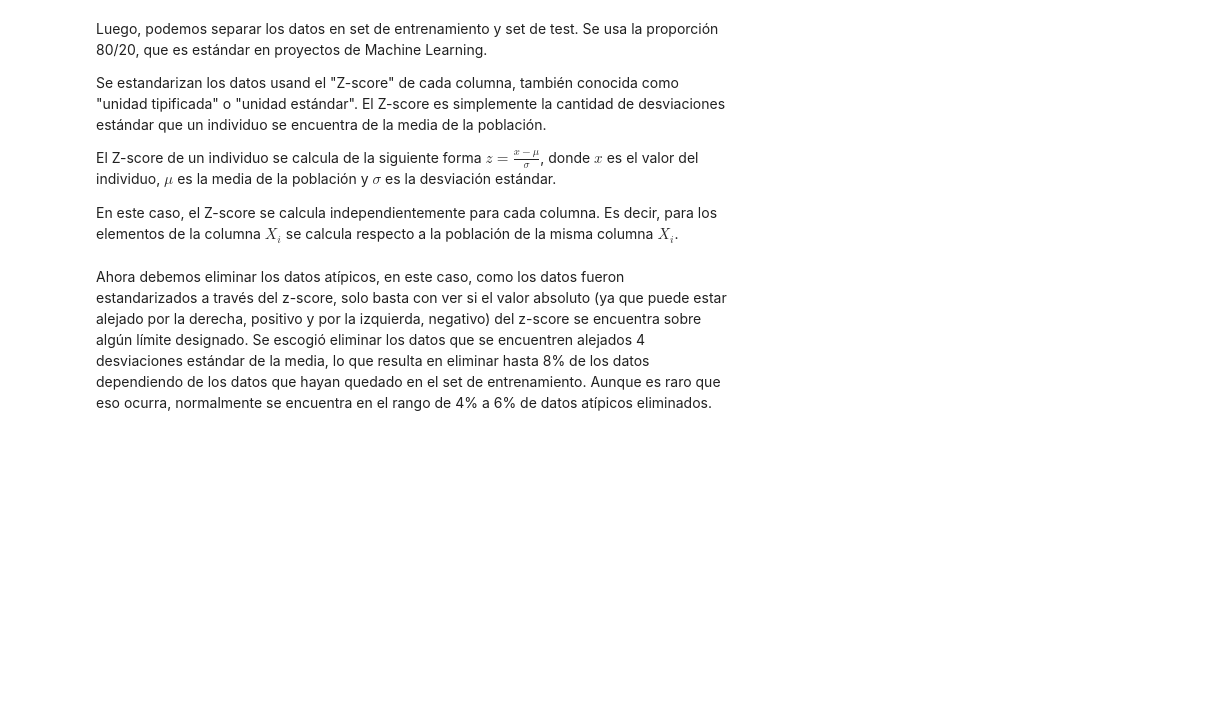
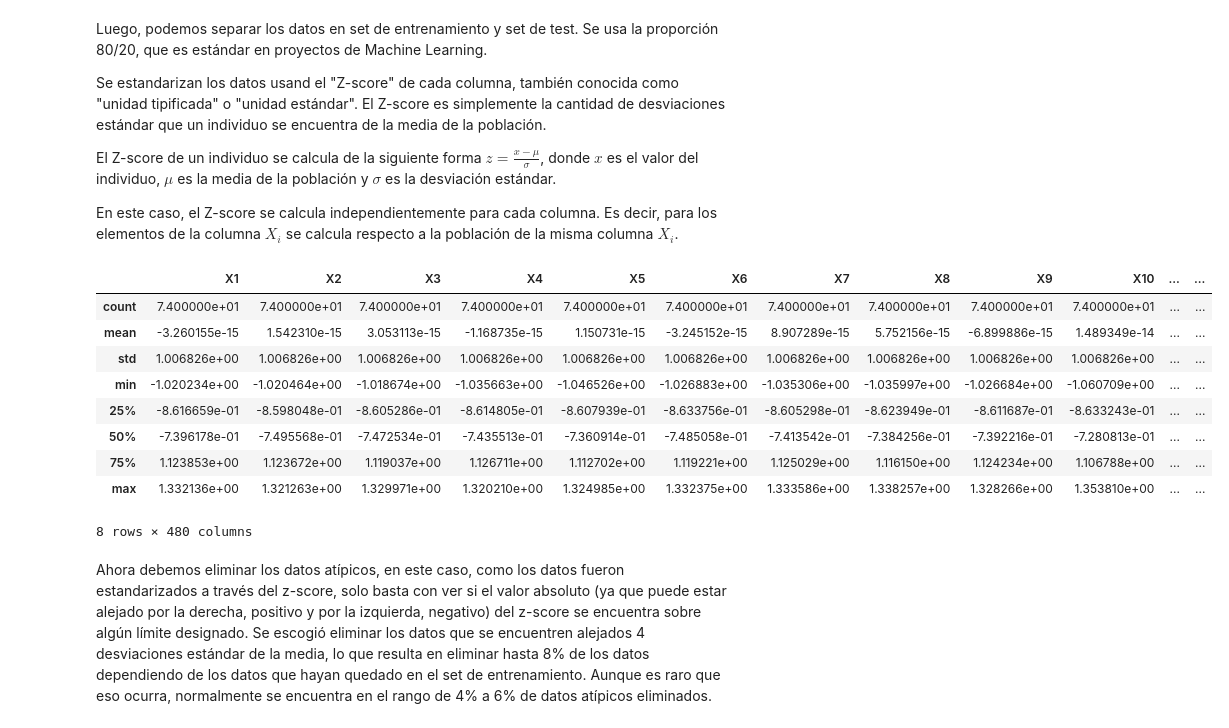
Before and after one commit to boredanon/machine-learning2023-2, a Jupyter notebook: proyecto_ML_José_del_Solar.ipynb, the cells around one changed output. Cells and saved outputs as stored; diff of their text form; code cells hidden in the pictures; blank space fills up the shorter version.

```diff
--- a/proyecto_ML_José_del_Solar.ipynb
+++ b/proyecto_ML_José_del_Solar.ipynb
@@ -128,10 +128,22 @@ En este caso, el Z-score se calcula independientemente para cada columna. Es dec
 # %%
 from scipy.stats import zscore
 from sklearn.model_selection import train_test_split
 
-X_train, X_test, y_train, y_test = train_test_split(X, y, test_size=0.2)
+X_train, X_test, y_train, y_test = train_test_split(X, y, test_size=0.2, random_state=42)
 X_zscore_train = zscore(X_train, axis=0)
-X_zscore_test = zscore(X_test, axis=0)
+
+X_zscore_train.describe()
+# %% [output]
+|  | X1 | X2 | X3 | X4 | X5 | X6 | X7 | X8 | X9 | X10 | ... | ... |
+| count | 7.400000e+01 | 7.400000e+01 | 7.400000e+01 | 7.400000e+01 | 7.400000e+01 | 7.400000e+01 | 7.400000e+01 | 7.400000e+01 | 7.400000e+01 | 7.400000e+01 | ... | ... |
+| mean | -3.260155e-15 | 1.542310e-15 | 3.053113e-15 | -1.168735e-15 | 1.150731e-15 | -3.245152e-15 | 8.907289e-15 | 5.752156e-15 | -6.899886e-15 | 1.489349e-14 | ... | ... |
+| std | 1.006826e+00 | 1.006826e+00 | 1.006826e+00 | 1.006826e+00 | 1.006826e+00 | 1.006826e+00 | 1.006826e+00 | 1.006826e+00 | 1.006826e+00 | 1.006826e+00 | ... | ... |
+| min | -1.020234e+00 | -1.020464e+00 | -1.018674e+00 | -1.035663e+00 | -1.046526e+00 | -1.026883e+00 | -1.035306e+00 | -1.035997e+00 | -1.026684e+00 | -1.060709e+00 | ... | ... |
+| 25% | -8.616659e-01 | -8.598048e-01 | -8.605286e-01 | -8.614805e-01 | -8.607939e-01 | -8.633756e-01 | -8.605298e-01 | -8.623949e-01 | -8.611687e-01 | -8.633243e-01 | ... | ... |
+| 50% | -7.396178e-01 | -7.495568e-01 | -7.472534e-01 | -7.435513e-01 | -7.360914e-01 | -7.485058e-01 | -7.413542e-01 | -7.384256e-01 | -7.392216e-01 | -7.280813e-01 | ... | ... |
+| 75% | 1.123853e+00 | 1.123672e+00 | 1.119037e+00 | 1.126711e+00 | 1.112702e+00 | 1.119221e+00 | 1.125029e+00 | 1.116150e+00 | 1.124234e+00 | 1.106788e+00 | ... | ... |
+| max | 1.332136e+00 | 1.321263e+00 | 1.329971e+00 | 1.320210e+00 | 1.324985e+00 | 1.332375e+00 | 1.333586e+00 | 1.338257e+00 | 1.328266e+00 | 1.353810e+00 | ... | ... |
+8 rows × 480 columns
 # %% [markdown]
 Ahora debemos eliminar los datos atípicos, en este caso, como los datos fueron estandarizados a través del z-score, solo basta con ver si el valor absoluto (ya que puede estar alejado por la derecha, positivo y por la izquierda, negativo) del z-score se encuentra sobre algún límite designado. Se escogió eliminar los datos que se encuentren alejados 4 desviaciones estándar de la media, lo que resulta en eliminar hasta 8% de los datos dependiendo de los datos que hayan quedado en el set de entrenamiento. Aunque es raro que eso ocurra, normalmente se encuentra en el rango de 4% a 6% de datos atípicos eliminados.
 # %%
```
Also changed, not shown: parts of 9 cells of this notebook.
